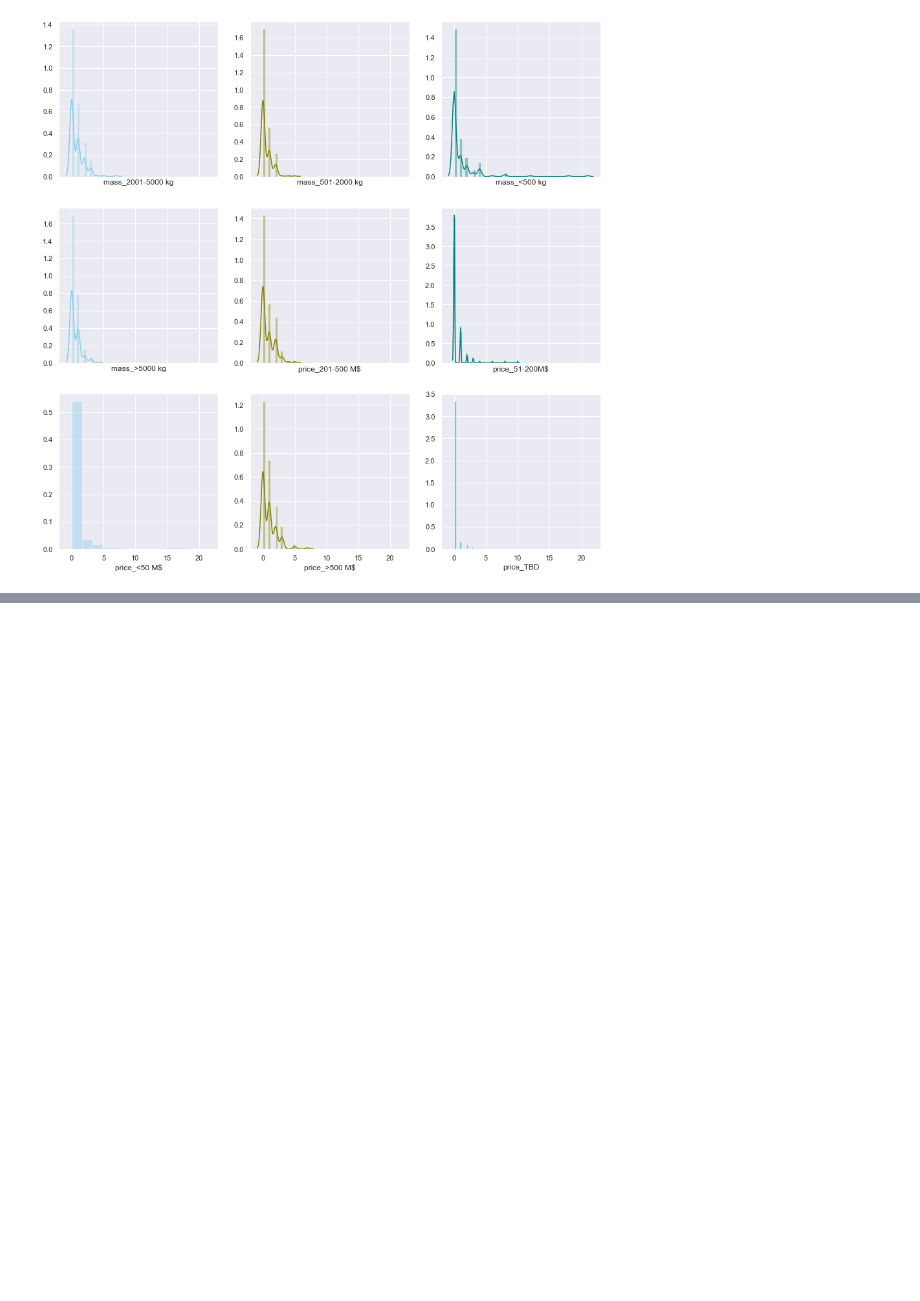
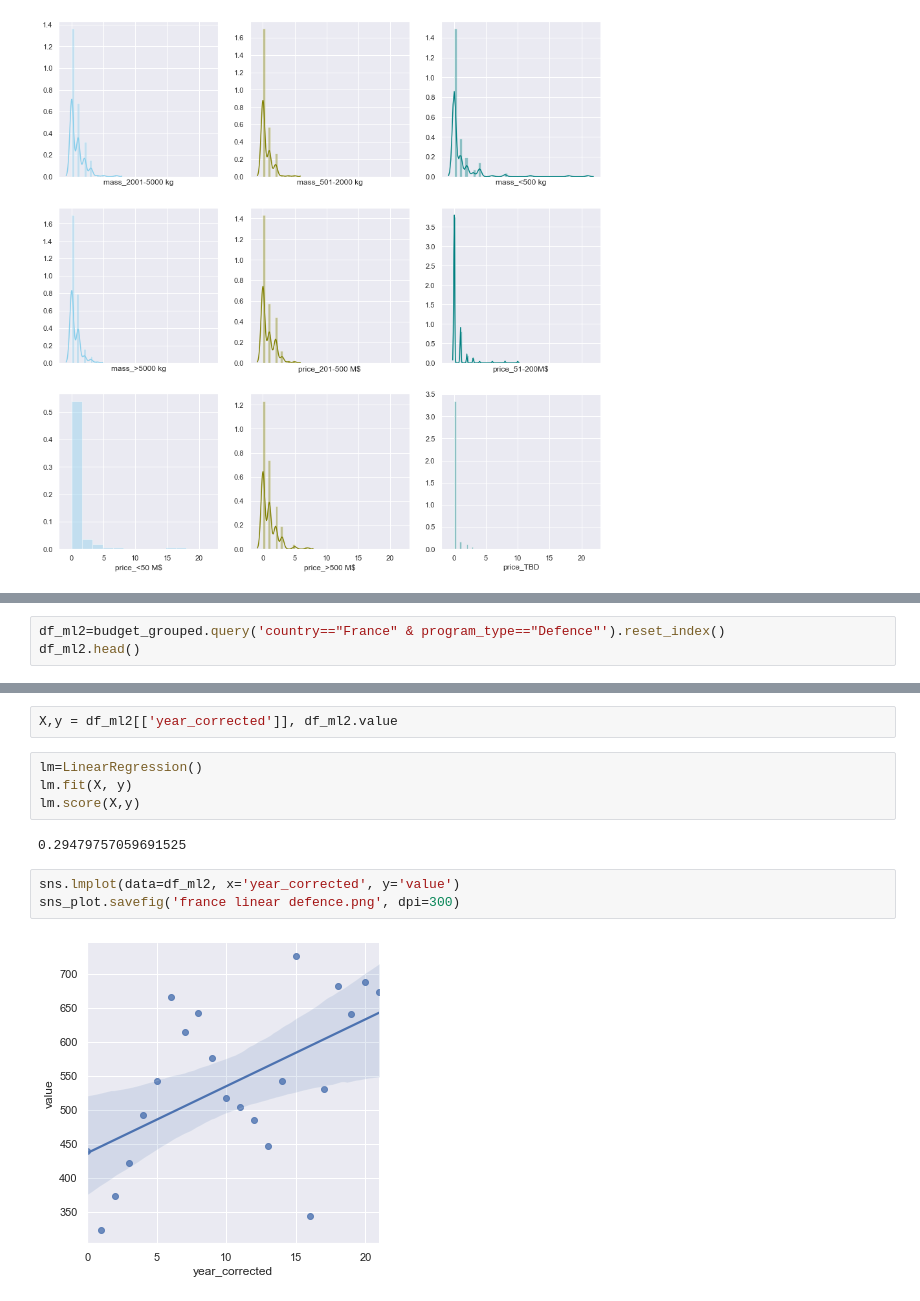
Before and after one commit to mattcoget/Final-Project, a Jupyter notebook: Modelling.ipynb, the cells around one changed output, grey strips where cells are left out. Cells and saved outputs as stored; diff of their text form; blank space fills up the shorter version.

```diff
--- a/Modelling.ipynb
+++ b/Modelling.ipynb
@@ -647,0 +459,3 @@ ValueError: You must specify a period or x must be a pandas object with a Dateti
+# %%
+df_ml2=budget_grouped.query('country=="France" & program_type=="Defence"').reset_index()
+df_ml2.head()
@@ -647,0 +469,13 @@ ValueError: You must specify a period or x must be a pandas object with a Dateti
+# %%
+X,y = df_ml2[['year_corrected']], df_ml2.value
+# %%
+lm=LinearRegression()
+lm.fit(X, y)
+lm.score(X,y)
+# %% [output]
+0.29479757059691525
+# %%
+sns.lmplot(data=df_ml2, x='year_corrected', y='value')
+sns_plot.savefig('france linear defence.png', dpi=300)
+# %% [output]
+[figure, added]
```
Also changed, not shown: parts of 201 cells of this notebook, 2 other files.
